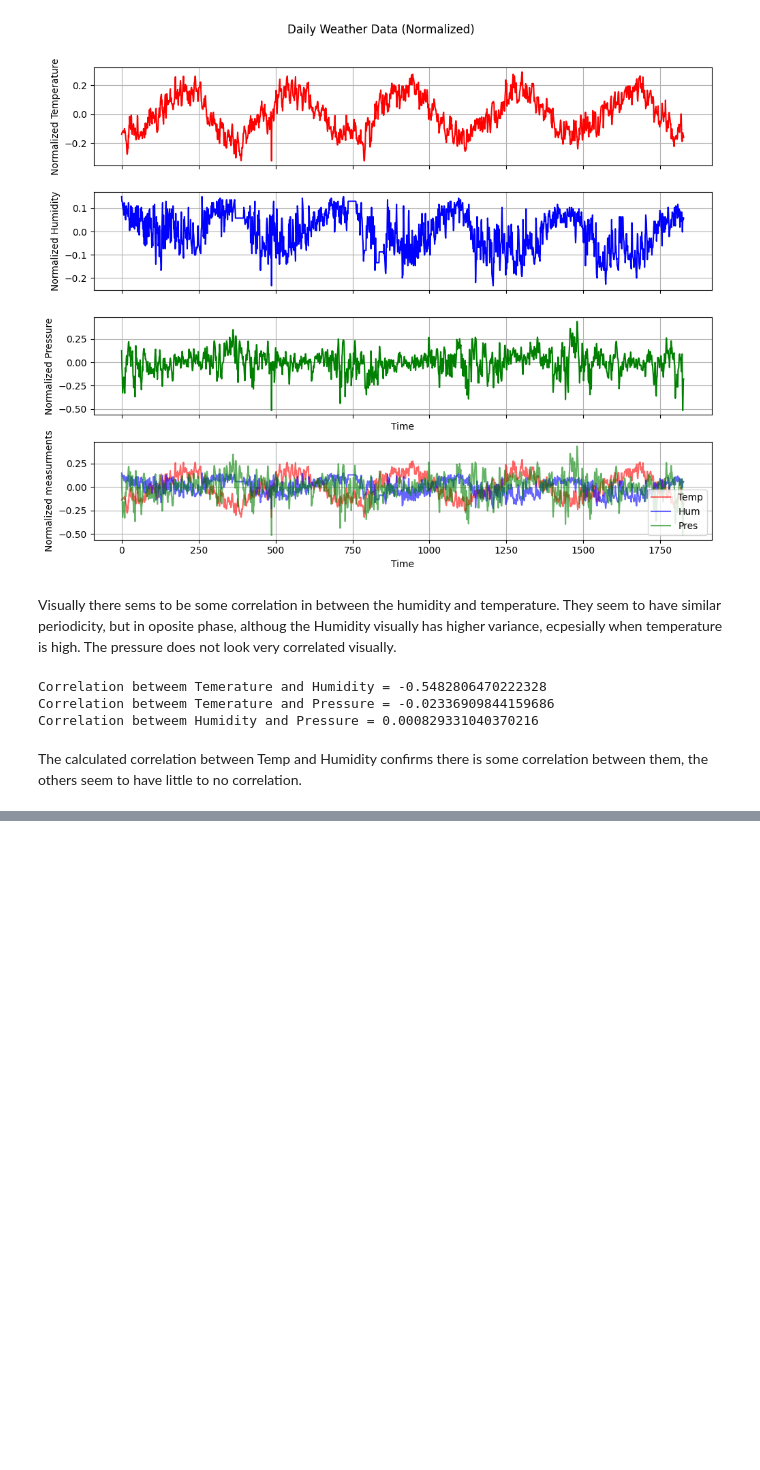
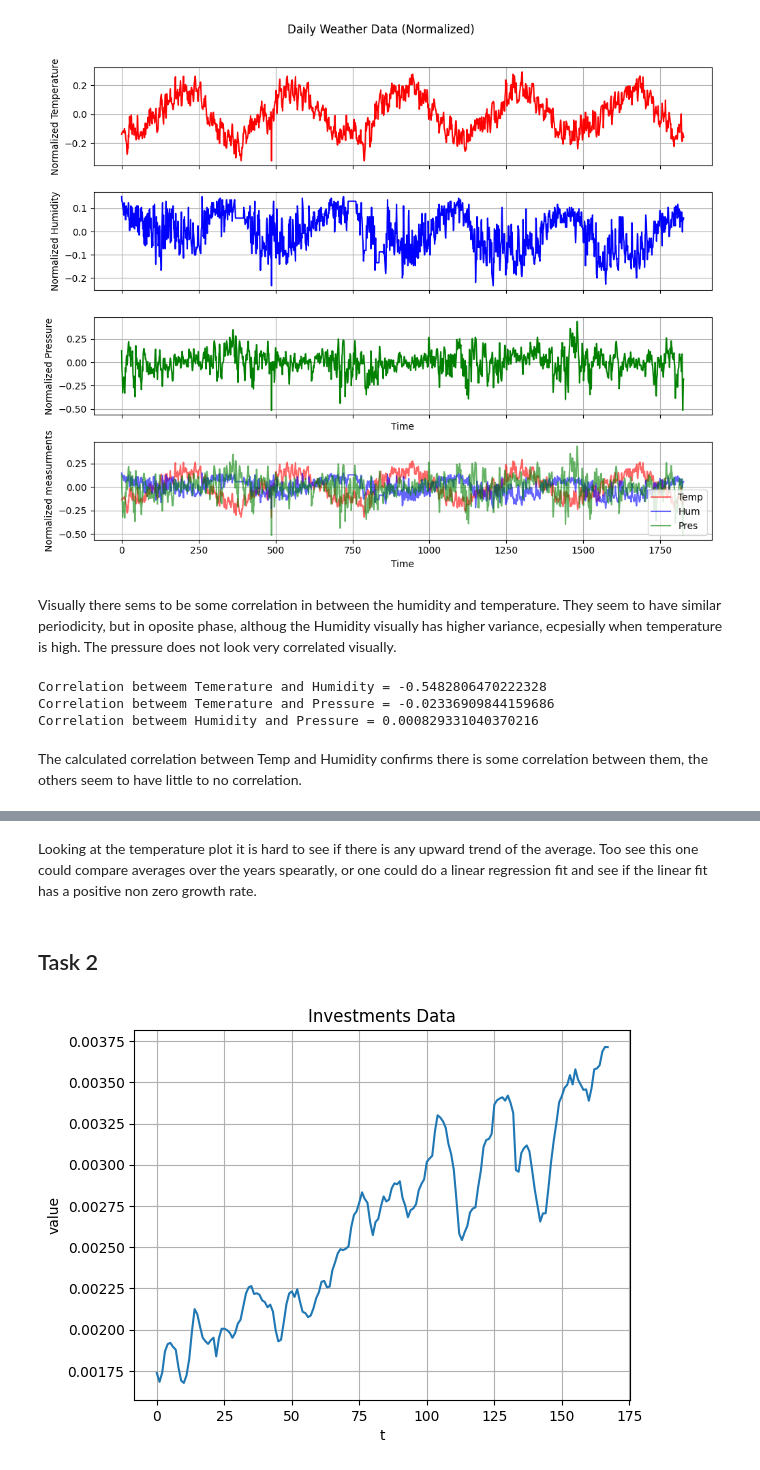
Before and after one commit to Sam-RvandV/TSM_SS2025, a Jupyter notebook: exercises/ex1/Rouppe-Sange-sheet01.ipynb, the cells around one changed output, grey strips where cells are left out. Saved outputs shown, nothing was run; the diff lists cells and outputs as text; code cells hidden in the pictures; blank space fills up the shorter version.

Commit message:
Update Rouppe-Sange-sheet01.ipynb
task 2 changes

```diff
--- a/exercises/ex1/Rouppe-Sange-sheet01.ipynb
+++ b/exercises/ex1/Rouppe-Sange-sheet01.ipynb
@@ -166,0 +194,17 @@ for i in range(1,4):
+# %% [markdown]
+Looking at the temperature plot it is hard to see if there is any upward trend of the average. Too see this one could compare averages over the years spearatly, or one could do a linear regression fit and see if the linear fit has a positive non zero growth rate.
+# %% [markdown]
+## Task 2
+# %%
+investments = Data('investment.xls')
+
+TS = investments.get_index(0)
+
+plt.plot(TS)
+plt.grid(True)
+plt.xlabel("t")
+plt.ylabel("value")
+plt.title("Investments Data")
+plt.show()
+# %% [output]
+[figure, added]
```
Also changed, not shown: parts of 9 cells of this notebook.
